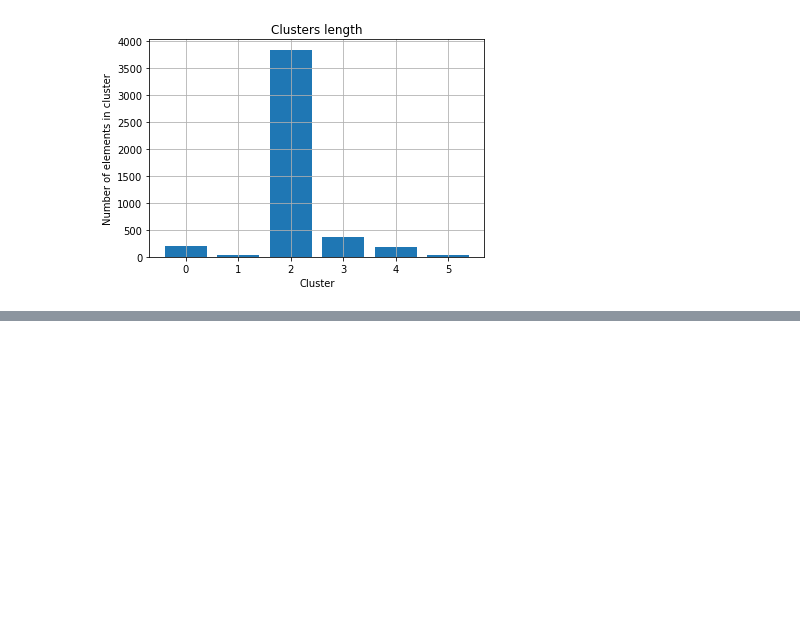
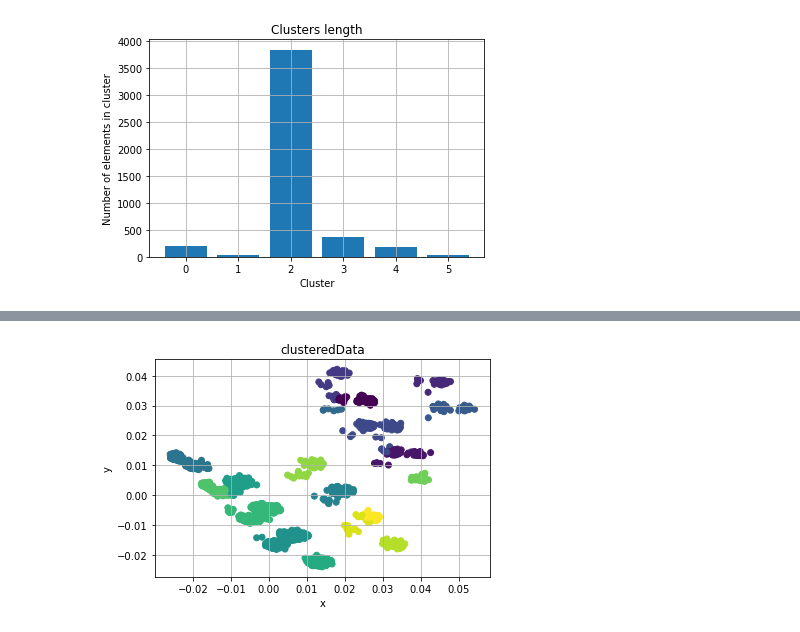
Before and after one commit to batataazul/projects_MachineLearning, a Jupyter notebook: project1/Notebooks/dbscan.ipynb, the cells around one changed output, grey strips where cells are left out. Saved outputs shown, nothing was run; the diff lists cells and outputs as text; code cells hidden in the pictures; blank space fills up the shorter version.

```diff
--- a/project1/Notebooks/dbscan.ipynb
+++ b/project1/Notebooks/dbscan.ipynb
@@ -246,0 +280,4 @@ printDbScan(nDataset2,density2,0.05,printCount,"../images/dbscanCount2_new1.png"
+# %%
+printDbScan(pcaDataset,density2,epsilon2,print2d,"../images/dbscanPCA1_0005_20.png")
+# %% [output]
+[figure, added]
```
Also changed, not shown: parts of 12 cells of this notebook, 20 other files.
